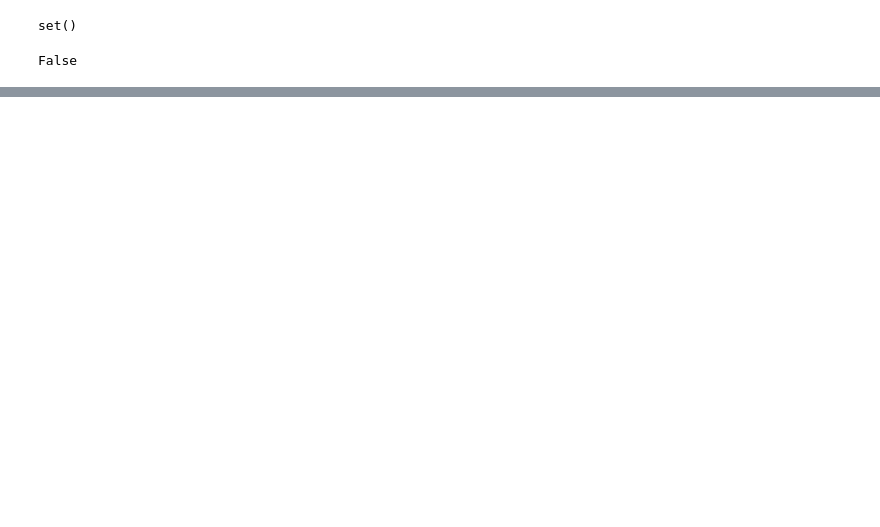
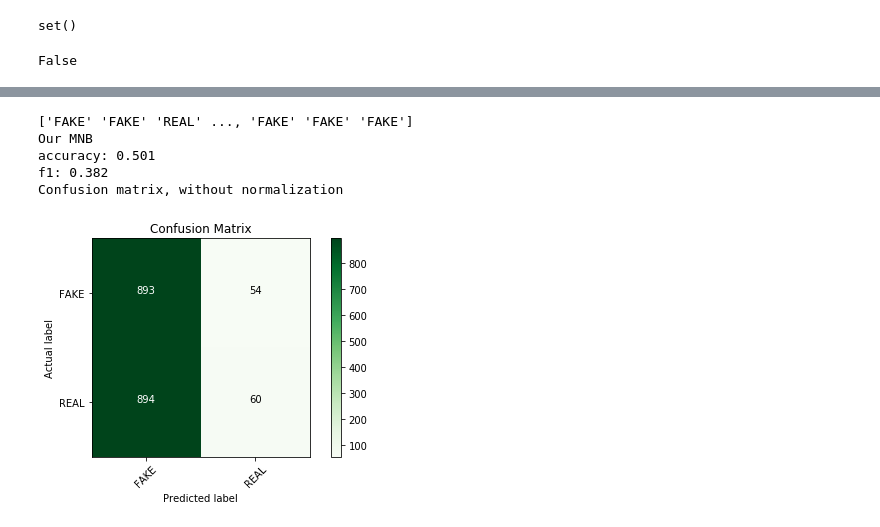
Before and after one commit to LinghanX/Project_Veritas, a Jupyter notebook: project/FakeNews.ipynb, the cells around one changed output, grey strips where cells are left out. Drawn from its saved outputs; the diff is of its cells as text; code cells hidden in the pictures; blank space fills up the shorter version.

```diff
--- a/project/FakeNews.ipynb
+++ b/project/FakeNews.ipynb
@@ -314,0 +280,20 @@ Confusion matrix, without normalization
+# %%
+import json
+f = open("../data/results_nb.json", "r")
+results = json.loads(f.read())
+import numpy as np
+results_np_array = np.asarray(results)
+print(results_np_array)
+score = metrics.accuracy_score(yTest, results_np_array)
+print("Our MNB")
+print("accuracy: %0.3f" % score)
+print("f1: %0.3f" % f1_score(yTest, results_np_array, average='weighted'))
+cm = metrics.confusion_matrix(yTest, results_np_array, labels=['FAKE', 'REAL'])
+plot_confusion_matrix(cm, classes=['FAKE', 'REAL'])
+# %% [output]
+['FAKE' 'FAKE' 'REAL' ..., 'FAKE' 'FAKE' 'FAKE']
+Our MNB
+accuracy: 0.501
+f1: 0.382
+Confusion matrix, without normalization
+[figure, added]
```
Also changed, not shown: parts of 12 cells of this notebook.
